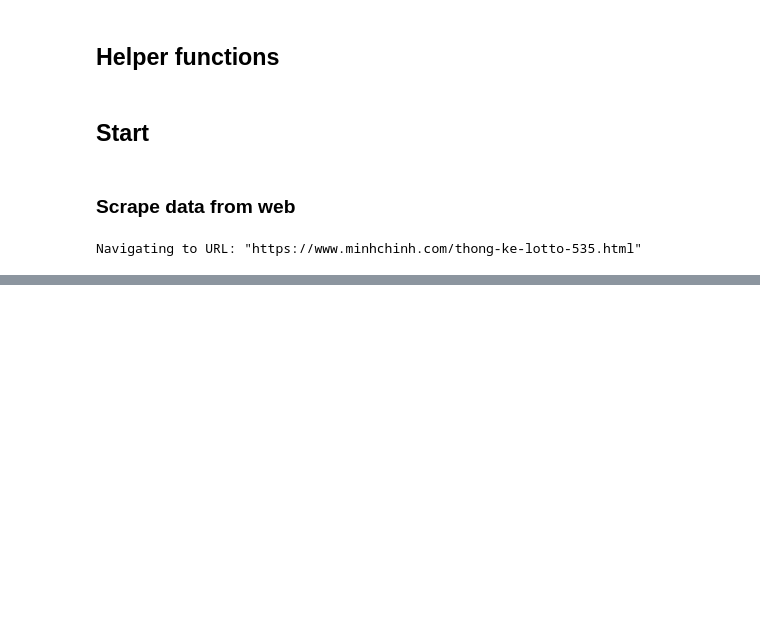
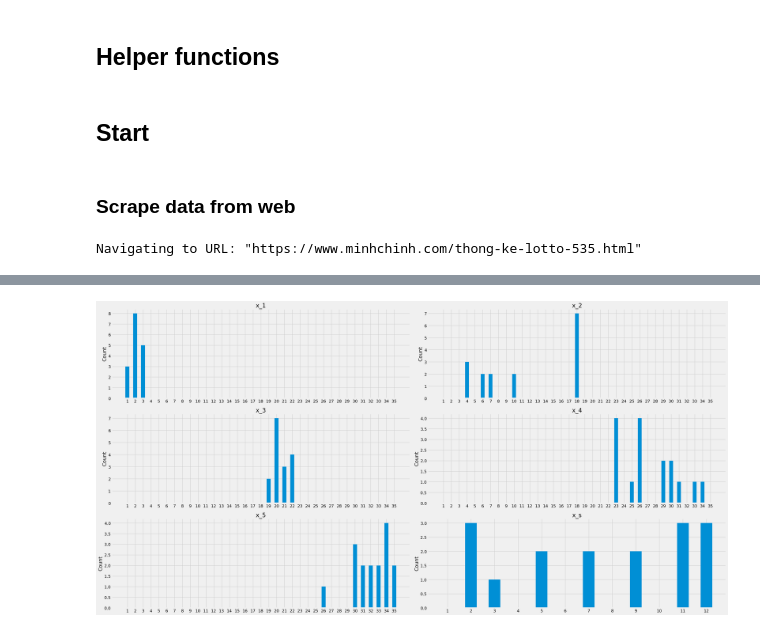
Before and after one commit to DucTrung1802/lucky_number, a Jupyter notebook: lotto_5_35.ipynb, the cells around one changed output, grey strips where cells are left out. Drawn from its saved outputs; the diff is of its cells as text; code cells hidden in the pictures; blank space fills up the shorter version.

```diff
--- a/lotto_5_35.ipynb
+++ b/lotto_5_35.ipynb
@@ -148,0 +371,10 @@ Data has been saved to 'lotto_5_35.csv.csv'
+# %%
+filter_3 = cleaned_df[
+    cleaned_df["x_1"].isin(range(1, 4))
+    & cleaned_df["x_2"].isin([4, 6, 7, 10, 18])
+    & cleaned_df["x_3"].isin([19, 20, 21, 22])
+]
+
+plot_histograms(filter_3, mode="count")
+# %% [output]
+[figure, added]
```
Also changed, not shown: parts of 25 cells of this notebook, 4 other files.
